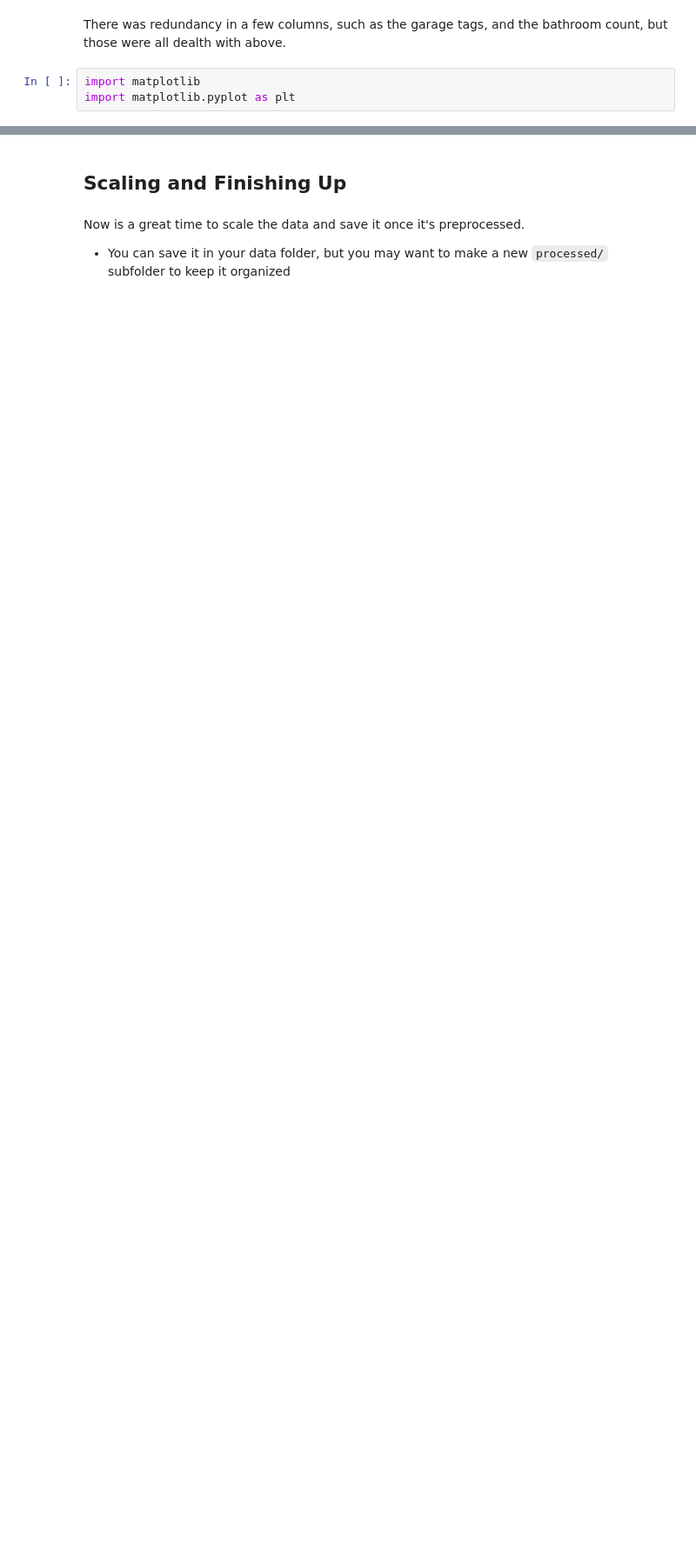
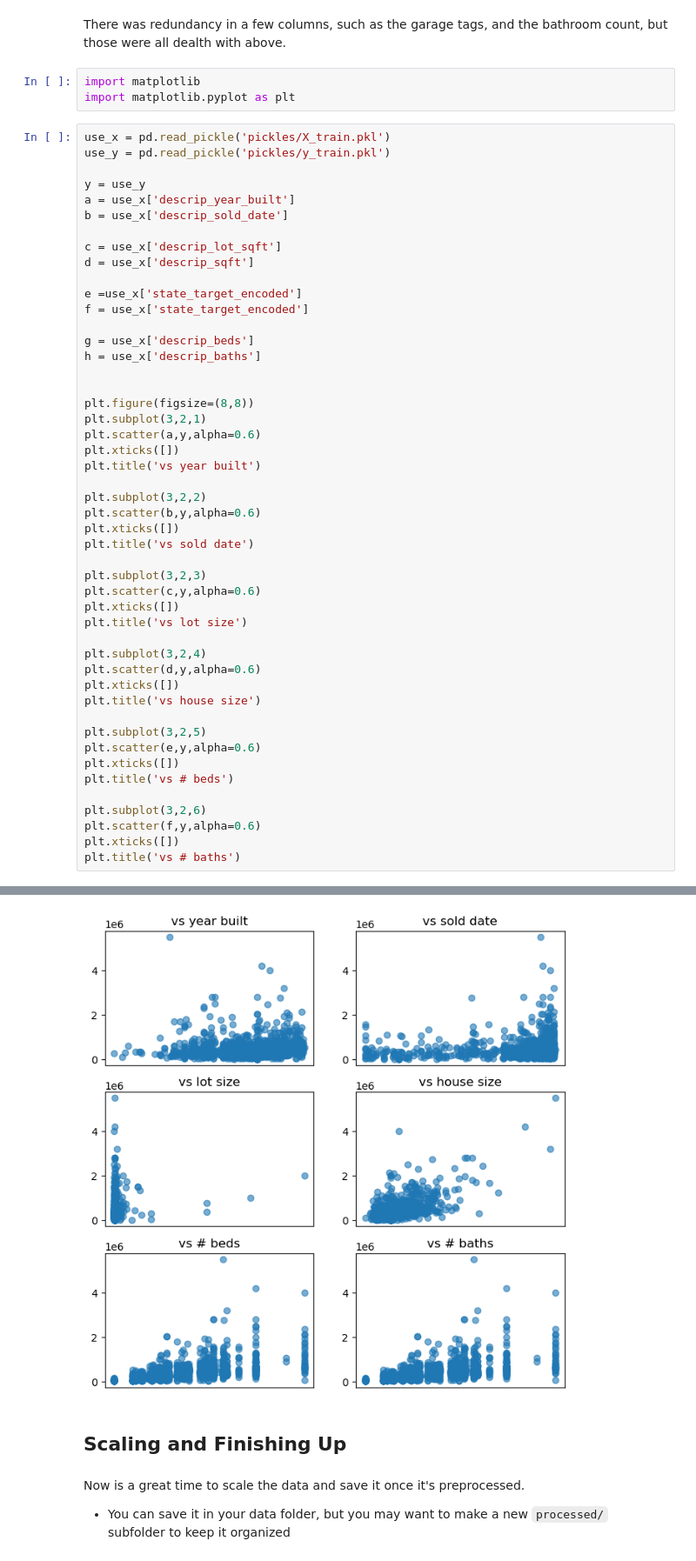
Before and after one commit to MeghanBarritt/midterm_project_datasci, a Jupyter notebook: notebooks/1 - EDA.ipynb, the cells around one changed output, grey strips where cells are left out. Shown at 87% size. Saved outputs shown, nothing was run; the diff lists cells and outputs as text; blank space fills up the shorter version.

```diff
--- a/notebooks/1 - EDA.ipynb
+++ b/notebooks/1 - EDA.ipynb
@@ -897,3 +943,52 @@ There was redundancy in a few columns, such as the garage tags, and the bathroom
 # %%
 import matplotlib
 import matplotlib.pyplot as plt
+# %%
+use_x = pd.read_pickle('pickles/X_train.pkl')
+use_y = pd.read_pickle('pickles/y_train.pkl')
+
+y = use_y
+a = use_x['descrip_year_built']
+b = use_x['descrip_sold_date']
+
+c = use_x['descrip_lot_sqft']
+d = use_x['descrip_sqft']
+
+e =use_x['state_target_encoded']
+f = use_x['state_target_encoded']
+
+g = use_x['descrip_beds']
+h = use_x['descrip_baths']
+
+
+plt.figure(figsize=(8,8))
+plt.subplot(3,2,1)
+plt.scatter(a,y,alpha=0.6)
+plt.xticks([])
+plt.title('vs year built')
+
+plt.subplot(3,2,2)
+plt.scatter(b,y,alpha=0.6)
+plt.xticks([])
+plt.title('vs sold date')
+
+plt.subplot(3,2,3)
+plt.scatter(c,y,alpha=0.6)
+plt.xticks([])
+plt.title('vs lot size')
+
+plt.subplot(3,2,4)
+plt.scatter(d,y,alpha=0.6)
+plt.xticks([])
+plt.title('vs house size')
+
+plt.subplot(3,2,5)
+plt.scatter(e,y,alpha=0.6)
+plt.xticks([])
+plt.title('vs # beds')
+
+plt.subplot(3,2,6)
+plt.scatter(f,y,alpha=0.6)
+plt.xticks([])
+plt.title('vs # baths')
+# %% [output]
@@ -900,3 +996,4 @@ import matplotlib.pyplot as plt
+[figure, added]
 # %% [markdown]
 ## Scaling and Finishing Up
 # %% [markdown]
```
Also changed, not shown: parts of 9 cells of this notebook, 5 other files.
